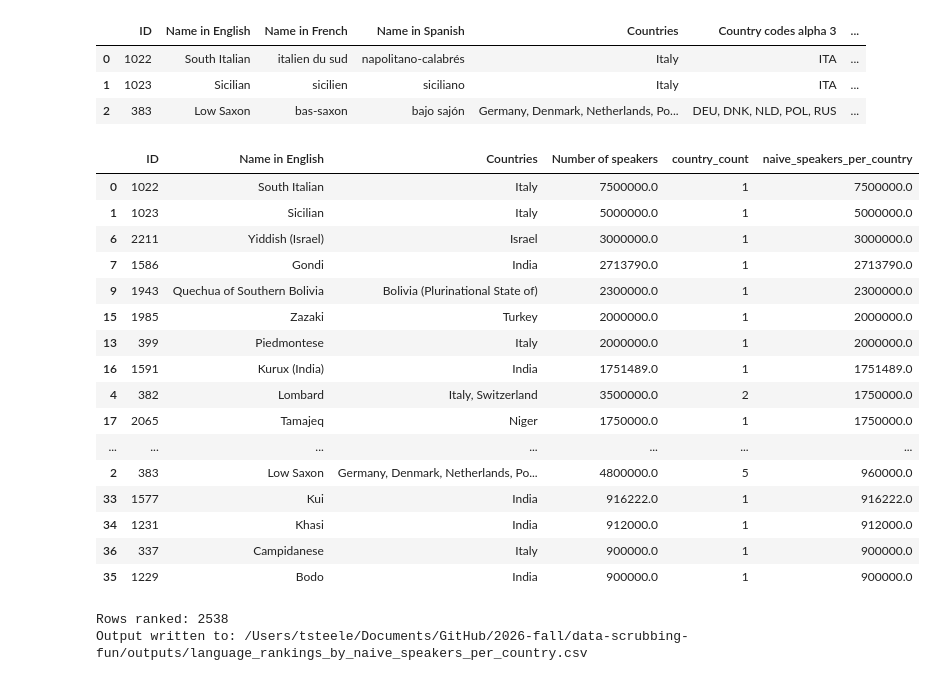
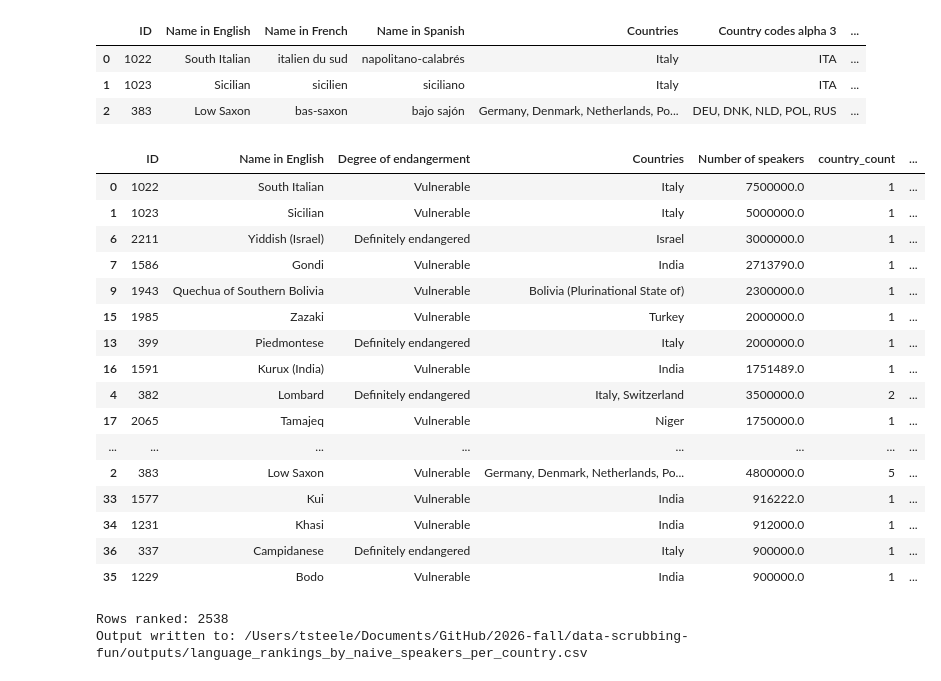
Before and after one commit to tsteelematc/data-scrubbing-fun, a Jupyter notebook: language_ranking.ipynb, the cells around one changed output. Drawn from its saved outputs; the diff is of its cells as text; code cells hidden in the pictures.

```diff
--- a/language_ranking.ipynb
+++ b/language_ranking.ipynb
@@ -32,50 +32,51 @@ speakers_series = pd.to_numeric(
 )
 
 filtered = df.loc[countries_series != ''].copy()
 filtered['Number of speakers numeric'] = speakers_series.loc[filtered.index]
 filtered = filtered.dropna(subset=['Number of speakers numeric']).copy()
 
 filtered['country_count'] = (
     filtered['Countries']
     .astype(str)
     .str.split(',')
     .apply(lambda parts: sum(1 for country in parts if country.strip()))
 )
 
 filtered['naive_speakers_per_country'] = (
     filtered['Number of speakers numeric'] / filtered['country_count']
 )
 
 ranking = filtered[
     [
         'ID',
         'Name in English',
+        'Degree of endangerment',
         'Countries',
         'Number of speakers',
         'country_count',
         'naive_speakers_per_country',
     ]
 ].sort_values('naive_speakers_per_country', ascending=False)
 
 ranking.head(25)
 # %% [output]
-|  | ID | Name in English | Countries | Number of speakers | country_count | naive_speakers_per_country |
-| 0 | 1022 | South Italian | Italy | 7500000.0 | 1 | 7500000.0 |
-| 1 | 1023 | Sicilian | Italy | 5000000.0 | 1 | 5000000.0 |
-| 6 | 2211 | Yiddish (Israel) | Israel | 3000000.0 | 1 | 3000000.0 |
-| 7 | 1586 | Gondi | India | 2713790.0 | 1 | 2713790.0 |
-| 9 | 1943 | Quechua of Southern Bolivia | Bolivia (Plurinational State of) | 2300000.0 | 1 | 2300000.0 |
-| 15 | 1985 | Zazaki | Turkey | 2000000.0 | 1 | 2000000.0 |
-| 13 | 399 | Piedmontese | Italy | 2000000.0 | 1 | 2000000.0 |
-| 16 | 1591 | Kurux (India) | India | 1751489.0 | 1 | 1751489.0 |
-| 4 | 382 | Lombard | Italy, Switzerland | 3500000.0 | 2 | 1750000.0 |
-| 17 | 2065 | Tamajeq | Niger | 1750000.0 | 1 | 1750000.0 |
-| ... | ... | ... | ... | ... | ... | ... |
-| 2 | 383 | Low Saxon | Germany, Denmark, Netherlands, Po... | 4800000.0 | 5 | 960000.0 |
-| 33 | 1577 | Kui | India | 916222.0 | 1 | 916222.0 |
-| 34 | 1231 | Khasi | India | 912000.0 | 1 | 912000.0 |
-| 36 | 337 | Campidanese | Italy | 900000.0 | 1 | 900000.0 |
-| 35 | 1229 | Bodo | India | 900000.0 | 1 | 900000.0 |
+|  | ID | Name in English | Degree of endangerment | Countries | Number of speakers | country_count | ... |
+| 0 | 1022 | South Italian | Vulnerable | Italy | 7500000.0 | 1 | ... |
+| 1 | 1023 | Sicilian | Vulnerable | Italy | 5000000.0 | 1 | ... |
+| 6 | 2211 | Yiddish (Israel) | Definitely endangered | Israel | 3000000.0 | 1 | ... |
+| 7 | 1586 | Gondi | Vulnerable | India | 2713790.0 | 1 | ... |
+| 9 | 1943 | Quechua of Southern Bolivia | Vulnerable | Bolivia (Plurinational State of) | 2300000.0 | 1 | ... |
+| 15 | 1985 | Zazaki | Vulnerable | Turkey | 2000000.0 | 1 | ... |
+| 13 | 399 | Piedmontese | Definitely endangered | Italy | 2000000.0 | 1 | ... |
+| 16 | 1591 | Kurux (India) | Vulnerable | India | 1751489.0 | 1 | ... |
+| 4 | 382 | Lombard | Definitely endangered | Italy, Switzerland | 3500000.0 | 2 | ... |
+| 17 | 2065 | Tamajeq | Vulnerable | Niger | 1750000.0 | 1 | ... |
+| ... | ... | ... | ... | ... | ... | ... | ... |
+| 2 | 383 | Low Saxon | Vulnerable | Germany, Denmark, Netherlands, Po... | 4800000.0 | 5 | ... |
+| 33 | 1577 | Kui | Vulnerable | India | 916222.0 | 1 | ... |
+| 34 | 1231 | Khasi | Vulnerable | India | 912000.0 | 1 | ... |
+| 36 | 337 | Campidanese | Definitely endangered | Italy | 900000.0 | 1 | ... |
+| 35 | 1229 | Bodo | Vulnerable | India | 900000.0 | 1 | ... |
 # %%
 OUTPUT_PATH.parent.mkdir(parents=True, exist_ok=True)
 ranking.to_csv(OUTPUT_PATH, index=False)
```
Also changed, not shown: parts of 2 cells of this notebook, 2 other files.
